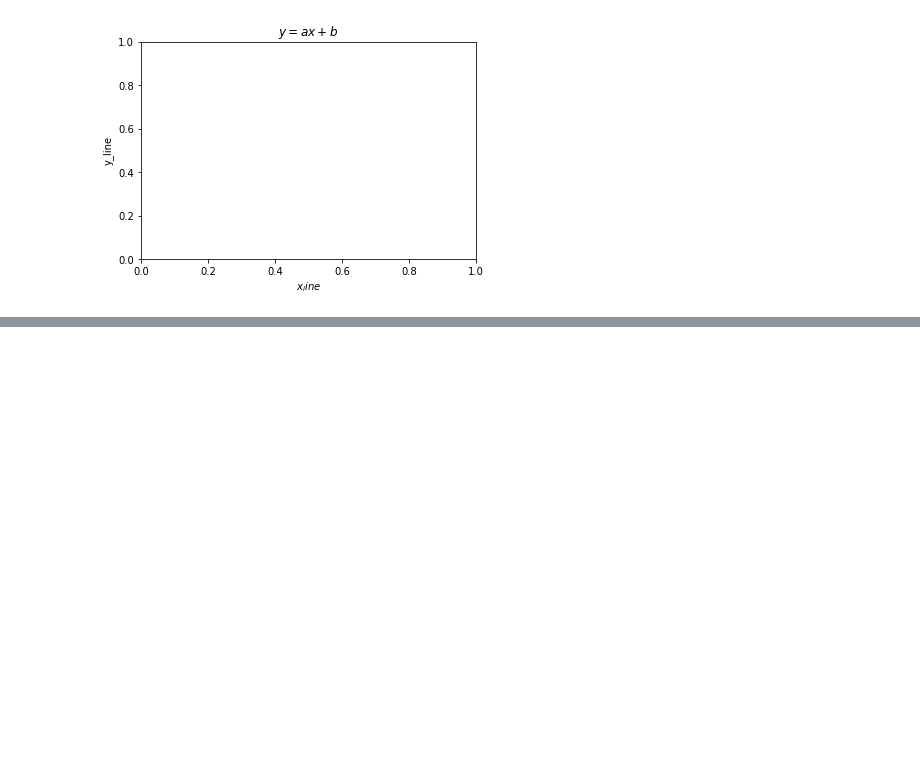
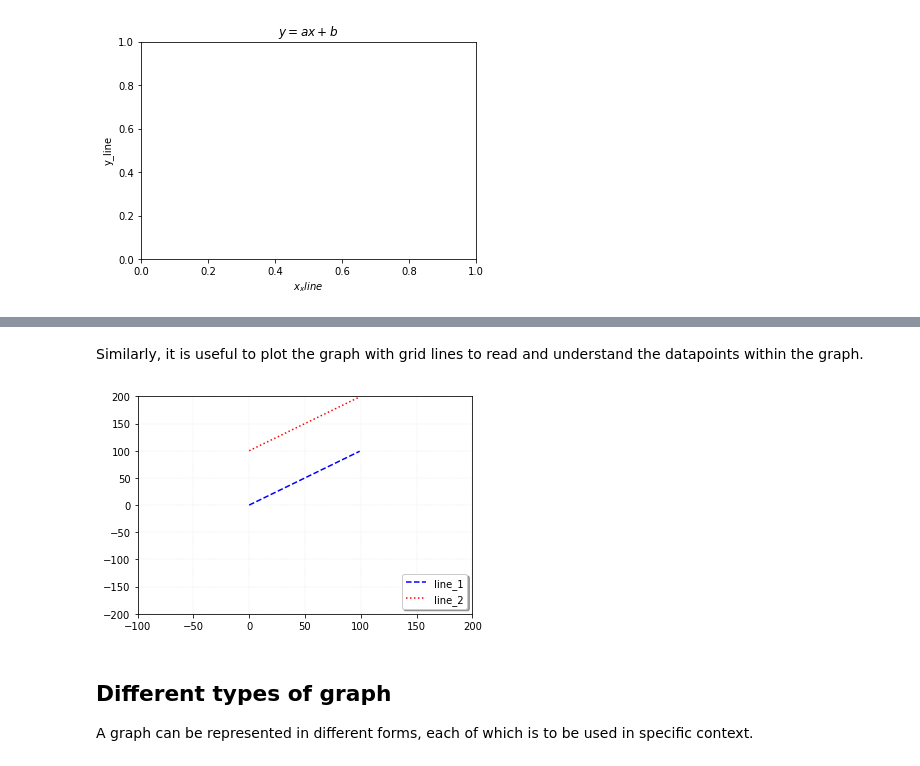
Before and after one commit to Deadlyelder/visualisation-workshop, a Jupyter notebook: src/matplotlib.ipynb, the cells around one changed output, grey strips where cells are left out. Saved outputs shown, nothing was run; the diff lists cells and outputs as text; code cells hidden in the pictures; blank space fills up the shorter version.

```diff
--- a/src/matplotlib.ipynb
+++ b/src/matplotlib.ipynb
@@ -127,0 +145,18 @@ plt.show()
+# %% [markdown]
+Similarly, it is useful to plot the graph with grid lines
+to read and understand the datapoints within the graph.
+# %%
+plt.plot(X_1, Y_1, color="b", linestyle="dashed", label='line_1')
+plt.plot(X_2, Y_2, color="r", linestyle="dotted", label='line_2')
+plt.legend(shadow=True, fancybox=True, loc="lower right")
+
+plt.grid(True, lw=0.4, ls="--", c=".90")
+plt.xlim(-100, 200)
+plt.ylim(-200, 200)
+
+plt.show()
+# %% [output]
+[figure, added]
+# %% [markdown]
+## Different types of graph
+A graph can be represented in different forms, each of which is to be used in specific context.
```
Also changed, not shown: parts of 23 cells of this notebook.
